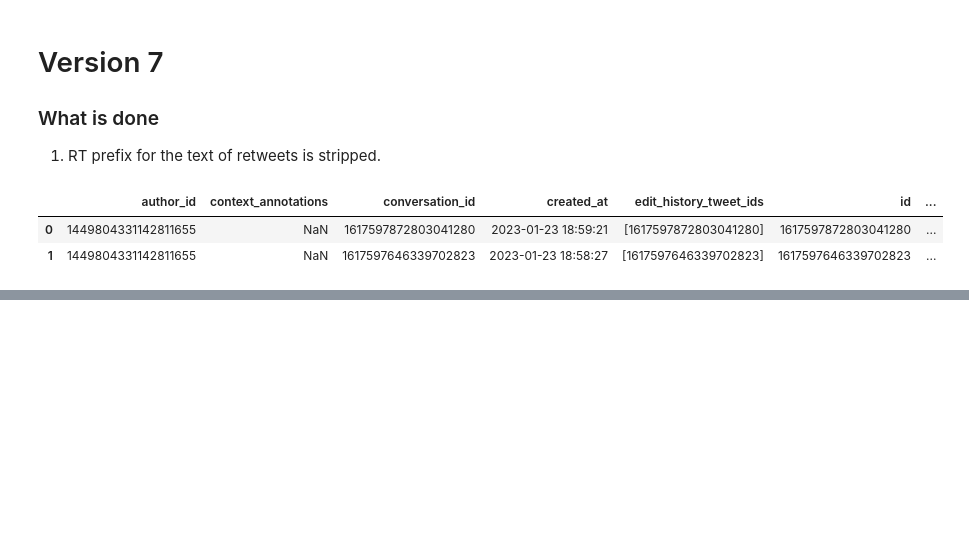
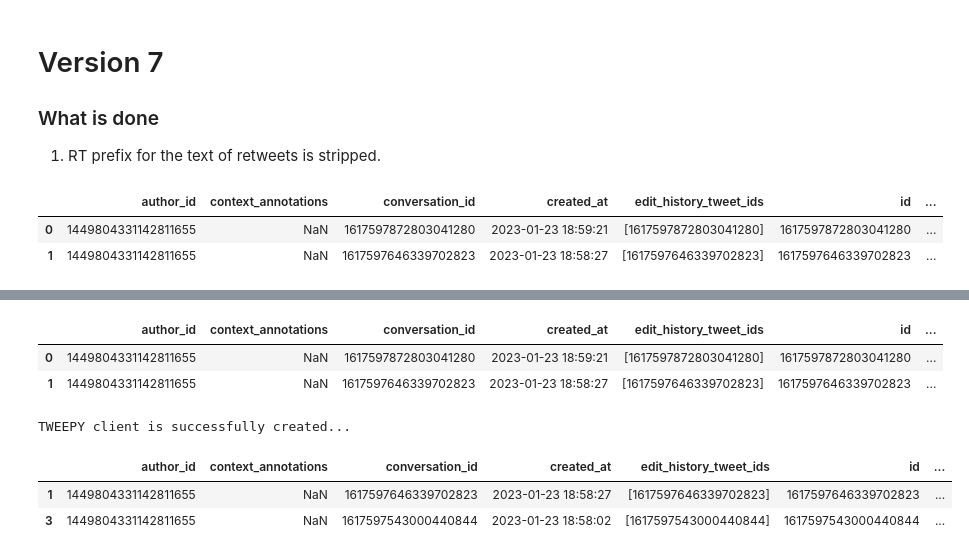
Before and after one commit to ossamum/kuleuven-thesis, a Jupyter notebook: 00_tweets_dataset_versioning.ipynb, the cells around one changed output, grey strips where cells are left out. Cells and saved outputs as stored; diff of their text form; code cells hidden in the pictures; blank space fills up the shorter version.

```diff
--- a/00_tweets_dataset_versioning.ipynb
+++ b/00_tweets_dataset_versioning.ipynb
@@ -408,0 +497,21 @@ tweets_df_v7.to_csv("all_tweets_v7.csv", lineterminator='\r\n')
+# %%
+tweets_df_v8 = pd.read_csv("all_tweets_v7.csv", index_col=0, low_memory=False)
+tweets_df_v8["media_keys"] = tweets_df_v8.media_keys.apply(
+    lambda x: eval(x) if type(x) == str else x
+)
+tweets_df_v8.head(2)
+# %% [output]
+|  | author_id | context_annotations | conversation_id | created_at | edit_history_tweet_ids | id | ... |
+| 0 | 1449804331142811655 | NaN | 1617597872803041280 | 2023-01-23 18:59:21 | [1617597872803041280] | 1617597872803041280 | ... |
+| 1 | 1449804331142811655 | NaN | 1617597646339702823 | 2023-01-23 18:58:27 | [1617597646339702823] | 1617597646339702823 | ... |
+# %%
+tweepy_client = get_tweepy_client()
+# %% [output]
+TWEEPY client is successfully created...
+# %%
+df_media = tweets_df_v8[tweets_df_v8.has_media == 1]
+df_media.head(2)
+# %% [output]
+|  | author_id | context_annotations | conversation_id | created_at | edit_history_tweet_ids | id | ... |
+| 1 | 1449804331142811655 | NaN | 1617597646339702823 | 2023-01-23 18:58:27 | [1617597646339702823] | 1617597646339702823 | ... |
+| 3 | 1449804331142811655 | NaN | 1617597543000440844 | 2023-01-23 18:58:02 | [1617597543000440844] | 1617597543000440844 | ... |
```
Also changed, not shown: parts of 36 cells of this notebook, 2 other files.
